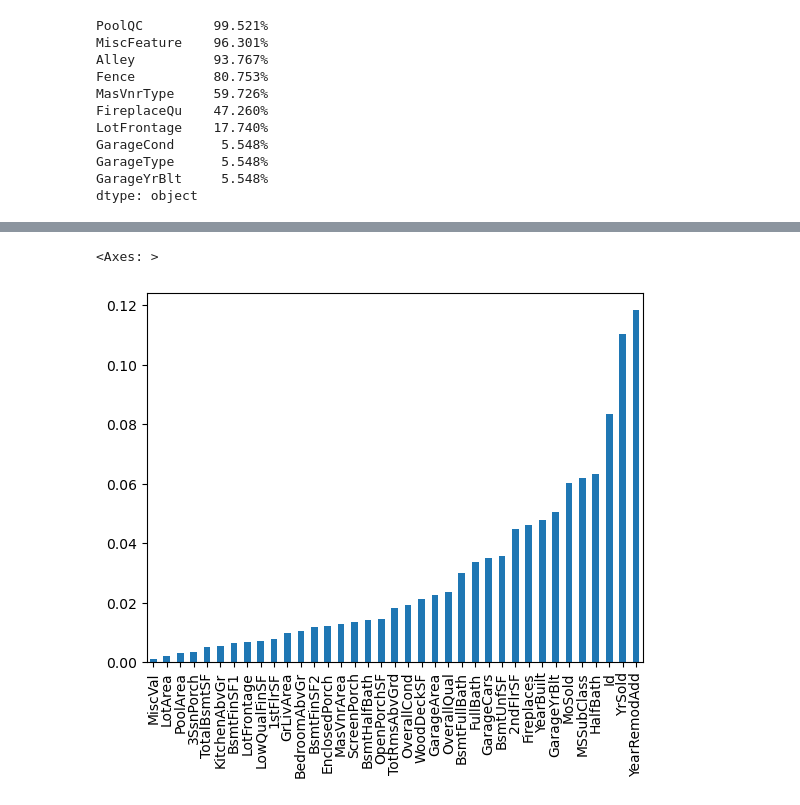
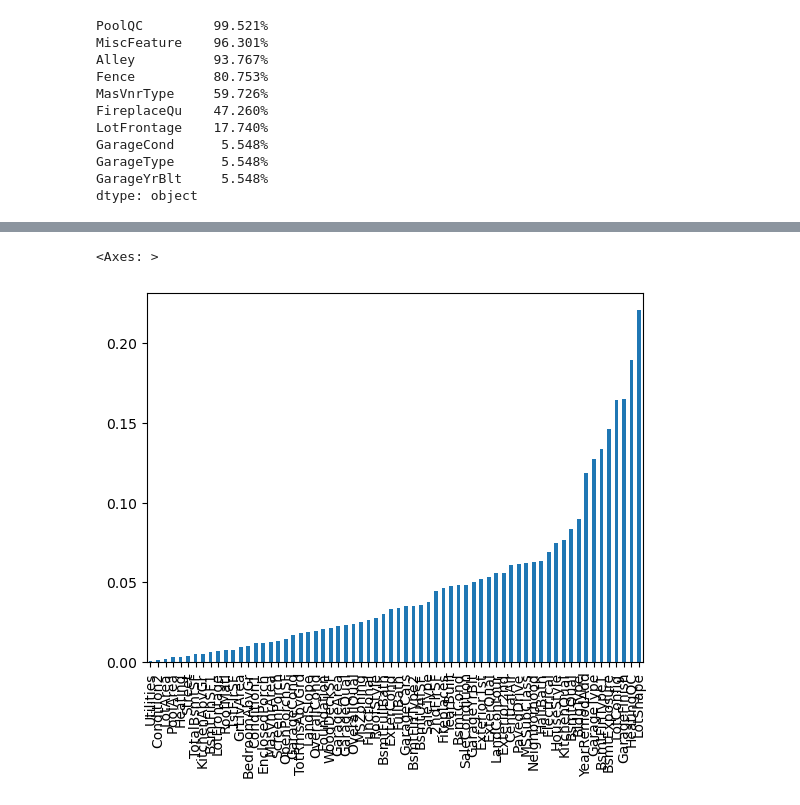
Before and after one commit to Marcin59/Data_Mining_Project, a Jupyter notebook: Feature_Selection.ipynb, the cells around one changed output, grey strips where cells are left out. Cells and saved outputs as stored; diff of their text form; code cells hidden in the pictures.

Commit message:
Prepare initial pipeline for preproccesed data and unpreproccesed

```diff
--- a/Feature_Selection.ipynb
+++ b/Feature_Selection.ipynb
@@ -21,3 +29,6 @@ GarageCond      5.548%
 GarageType      5.548%
 GarageYrBlt     5.548%
 dtype: object
+# %%
+X_train, removed_columns = remove_null_columns(X_train, 0.4)
+removed_columns
@@ -23,0 +37,12 @@ dtype: object
+# %%
+min_max = MinMaxScaler()
+
+numerical_variables = X_train.select_dtypes(exclude=object)
+numerical_variables_normalized = pd.DataFrame(min_max.fit_transform(numerical_variables), columns=numerical_variables.columns)
+numerical_variables, removed_columns = remove_high_correlation_columns(numerical_variables)
+X_train = X_train.drop(removed_columns, axis = 1)
+print(f"Removed columns with high correlation: {removed_columns}")
+numerical_variables, removed_columns = remove_low_correlation_to_target_columns(numerical_variables, y_train)
+print(f"Removed columns with low correlation to target: {removed_columns}")
+X_train = X_train.drop(removed_columns, axis = 1)
+sns.heatmap(numerical_variables.corr())
@@ -24,12 +56,12 @@ dtype: object
 # %%
-from sklearn.preprocessing import MinMaxScaler
+min_max = MinMaxScaler()
+ordinal_encoder = OrdinalEncoder()
 
-min_max = MinMaxScaler()
-
-numerical_variables = X_train.select_dtypes(exclude=object)
-numerical_variables_normalized = pd.DataFrame(min_max.fit_transform(numerical_variables), columns=numerical_variables.columns)
-variance = numerical_variables_normalized.var()
+categorical_variables = X_train.select_dtypes(include=object)
+X_train[categorical_variables.columns] = ordinal_encoder.fit_transform(categorical_variables)
+X_train = pd.DataFrame(min_max.fit_transform(X_train), columns=min_max.get_feature_names_out())
+variance = X_train.var()
 variance.sort_values().plot(kind="bar")
 # %% [output]
 <Axes: >
-[figure, old version]
+[figure, new version]
```
Also changed, not shown: parts of 8 cells of this notebook, 5 other files.
